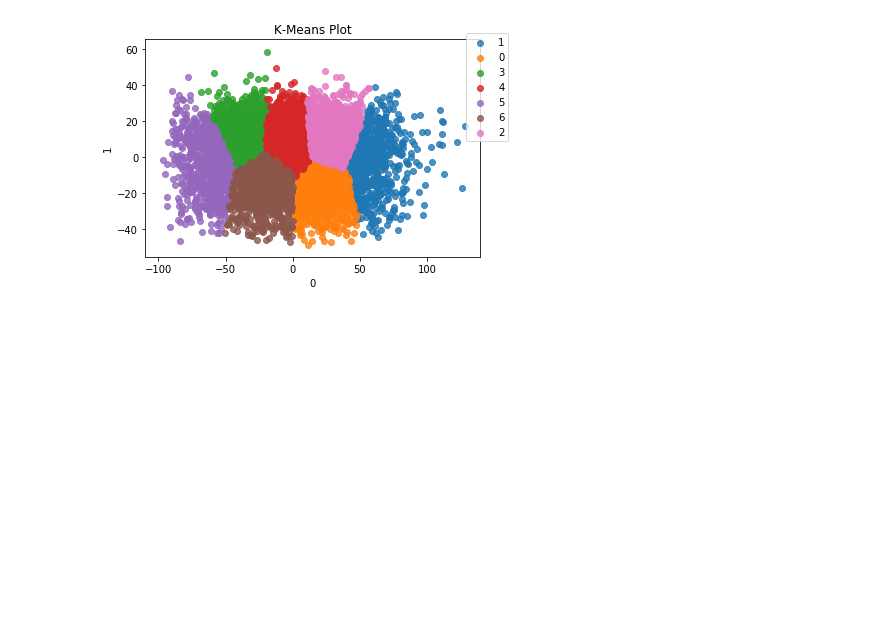
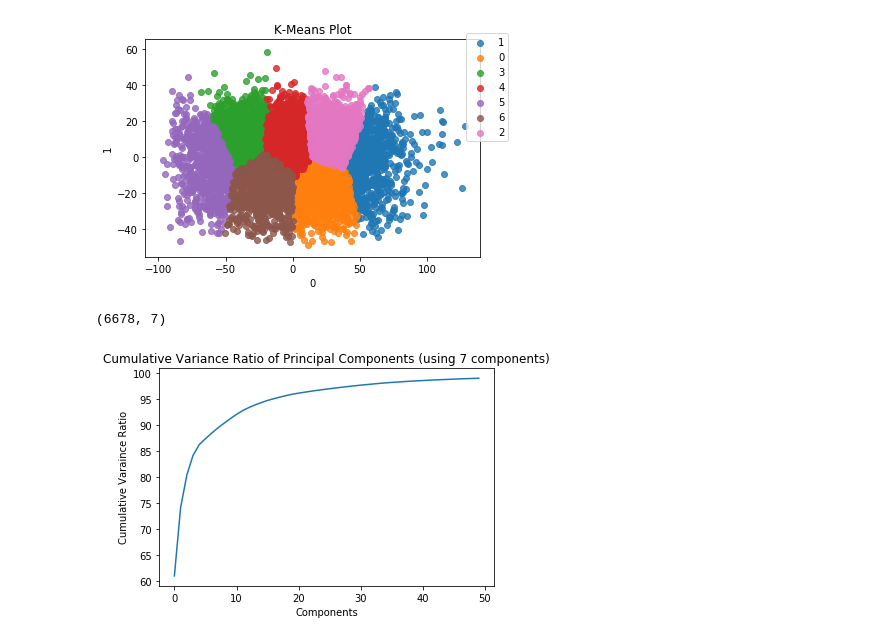
Before and after one commit to itaher1995/CS6220_Final_Project, a Jupyter notebook: FMA-TAHER.ipynb, the cells around one changed output. Saved outputs shown, nothing was run; the diff lists cells and outputs as text; code cells hidden in the pictures; blank space fills up the shorter version.

```diff
--- a/FMA-TAHER.ipynb
+++ b/FMA-TAHER.ipynb
@@ -468,3 +616,36 @@ Name: genre, dtype: int64
 plotClasses2D(data,kmeans.labels_,title='K-Means Plot')
 # %% [output]
 [figure]
+# %%
+
+def dimReduction(data):
+    '''
+    Used to figure out what is the ideal number of components for PCA. Does so by plotting the cumulative
+    explained variance from a new component,n, and the preceding n-1 components. Figures out idea
+    number of components by seeing where the first instance of the addition of a new component is less
+    than one. Uses that value as the number of components and applies the proper transformations to data.
+    '''
+    dataCopy = data.copy(deep=True)
+    pca = PCA(n_components=50) #default max is 50
+    pca.fit(dataCopy)
+    var1=np.cumsum(np.round(pca.explained_variance_ratio_, decimals=4)*100) #develops cumulative distribution
+    for i in range(len(var1)):
+        if i==0:
+            continue
+        if var1[i]-var1[i-1]<=1: #where delta<1 stop
+            components=i
+            break
+    plt.plot(var1)
+    plt.xlabel('Components')
+    plt.ylabel('Cumulative Varaince Ratio')
+    plt.title('Cumulative Variance Ratio of Principal Components (using {} components)'.format(components))
+    pca = PCA(n_components=components)
+    pca.fit(dataCopy)
+    reducedData = pca.transform(dataCopy)
+    return reducedData
+
+reducedData=dimReduction(data)
+reducedData.shape
+# %% [output]
+(6678, 7)
+[figure, added]
```
Also changed, not shown: parts of 24 cells of this notebook, 2 other files.
